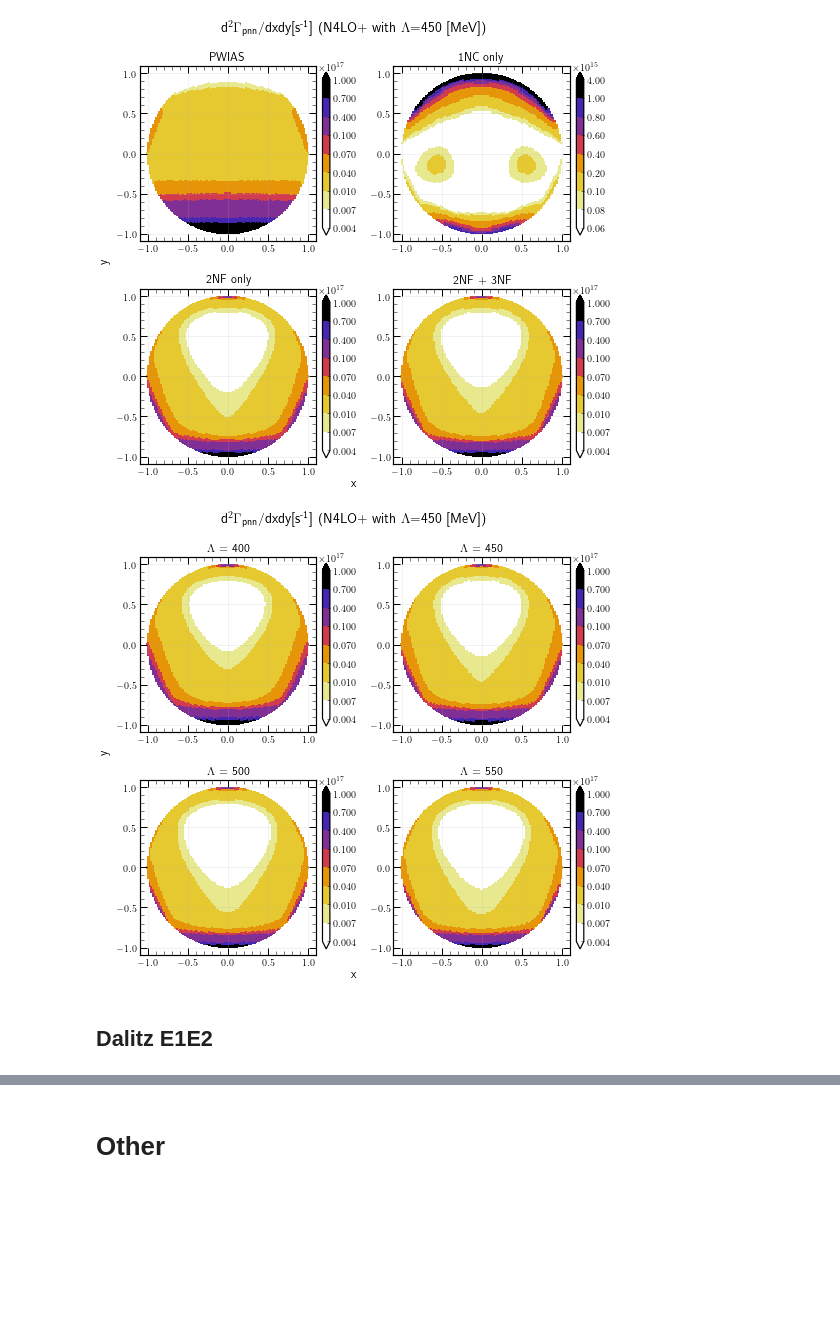
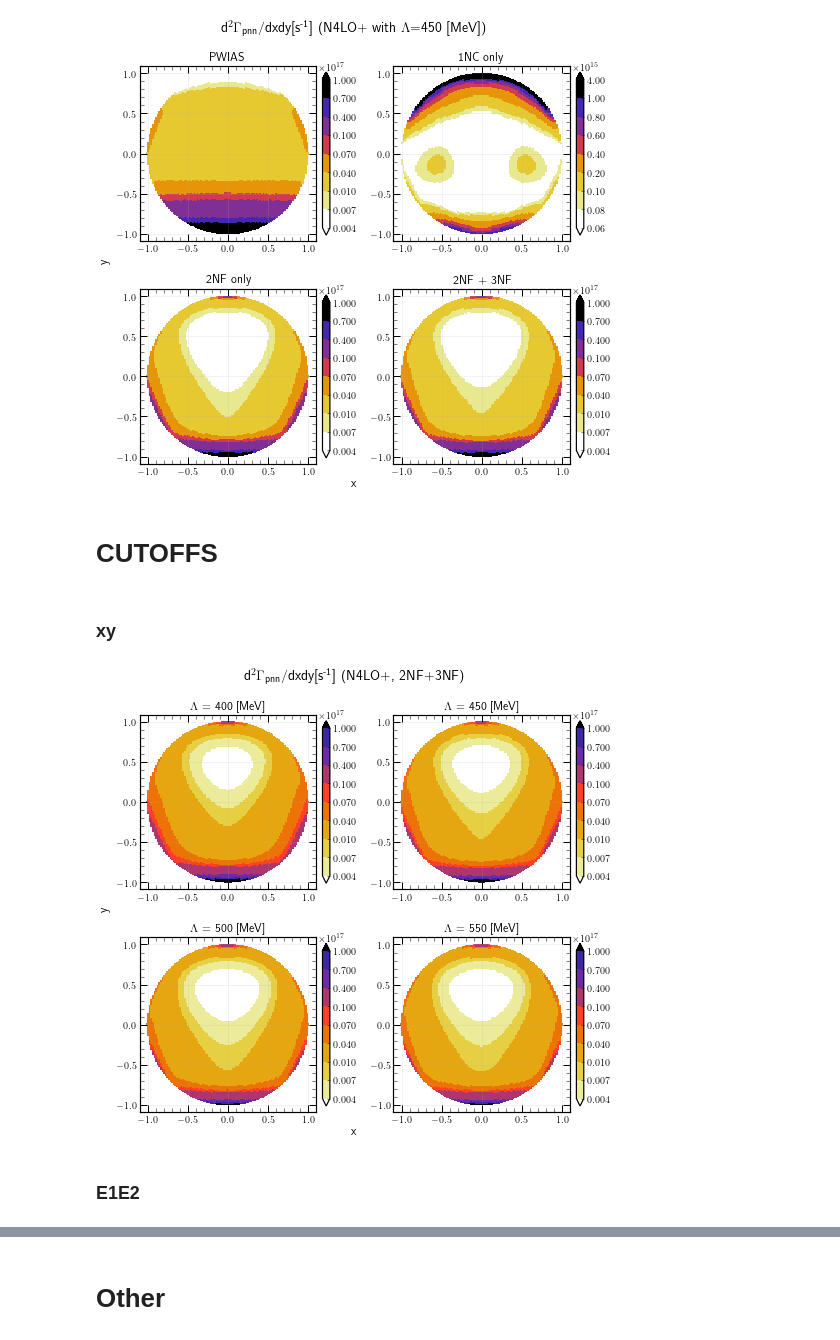
Before and after one commit to VitaliiUr/thesis, a Jupyter notebook: PlotData/PION/Dalitz_maps/dalitz_3HE.ipynb, the cells around one changed output, grey strips where cells are left out. Saved outputs shown, nothing was run; the diff lists cells and outputs as text; code cells hidden in the pictures; blank space fills up the shorter version.

```diff
--- a/PlotData/PION/Dalitz_maps/dalitz_3HE.ipynb
+++ b/PlotData/PION/Dalitz_maps/dalitz_3HE.ipynb
@@ -108,44 +108,54 @@ plt.savefig("./figures/Dalitz_map_pnn_xy.pdf", dpi=600, facecolor="white")
 plt.show()
 # %% [output]
 [figure]
+# %% [markdown]
+# CUTOFFS
+# %% [markdown]
+### xy
 # %%
 df_cuts = {}
 for cut in range(1,5):
     df_cuts[cut] = pd.read_csv(f"./data_3HE_N4LO+_cut={cut}/for_Dalitz_plot_with_v4_xy2_w.txt",
                     sep=" ", skipinitialspace=True, header=None, index_col=0,
                    names=["ELAB1", "ELAB2", "ELAB3", "x", "y", "val"])
+# %%
+bounds_x = np.array([4.0E-08, 7.0E-08, 1.0E-07, 4.0E-07, 7.0E-07, 1.0E-06, 4.0E-06, 7.0E-06, 1.0E-05])*1e22
+# bounds_x = np.array([5.0E-08, 8.0E-08, 7.0E-07, 1.0E-06, 4.0E-06, 7.0E-06, 1.0E-05, 2.0E-05, 3.0E-05])*1e22
+
+cmap = mpl.cm.get_cmap('CMRmap_r', 11)
+norm_x = mpl.colors.BoundaryNorm(bounds_x, cmap.N, extend='both')
 # %%
 fig = plt.figure(figsize=(7.5,7))
-fig.suptitle(r"d$^2\Gamma_{\text{pnn}}$/dxdy[s$^\text{-1}$] (N4LO+ with $\Lambda$=450 [MeV])", size=14)
+fig.suptitle(r"d$^2\Gamma_{\text{pnn}}$/dxdy[s$^\text{-1}$] (N4LO+, 2NF+3NF)", size=14)
 fig.supxlabel("x", y=0.05, size=12)
 fig.supylabel("y", x=0.03, size=12)
 
 for cut in range(1,5):
     ax = plt.subplot(220 + cut)
     # p = plt.scatter(df.x, df.y, c=df.val*factor, cmap=cmap, norm=norm_x[i], marker="s", s=6.5, edgecolors='none')
     p = plt.scatter(df_cuts[cut].x, df_cuts[cut].y, c=df_cuts[cut].val*factor,
-                    cmap=mpl.cm.get_cmap('CMRmap_r', 10), norm=norm_x[i],
+                    cmap=cmap, norm=norm_x,
                     marker="s", s=6.5, edgecolors='none')
     ax.set_aspect('equal', adjustable='box')
-    plt.title(f"$\Lambda$ = {350 + 50*cut}")
+    plt.title(f"$\Lambda$ = {350 + 50*cut} [MeV]")
     plt.minorticks_on()
     plt.xticks(ticks=np.arange(-1, 1.1, 0.5))
     plt.yticks(ticks=np.arange(-1, 1.1, 0.5))
     plt.tick_params(which='minor', direction='in', length=4, width=0.5, top=True, right=True)
     plt.tick_params(which='major', direction='in', length=7, width=1, top=True, right=True)
     plt.grid(which='major', alpha=0.3)
-    cbar = plt.colorbar(p, ax=ax, shrink=0.8, pad=0.03, extend="both")
+    cbar = plt.colorbar(p, ax=ax, shrink=0.8, pad=0.03)
     cbar.ax.minorticks_off()
     cbar.ax.get_yaxis().get_offset_text().set_x(3.0)
     # if i < 2:
     #     ax.set_xticklabels([])
     # if i % 2 != 0:
     #     ax.set_yticklabels([])
         # cbar.set_label('$d^2\Gamma_{\text{pnn}}/dxdy[s^{-1}]$')
 plt.tight_layout()
 plt.savefig("./figures/Dalitz_map_pnn_xy_cutofs.pdf", dpi=600, facecolor="white")
 plt.show()
 # %% [output]
-[figure, old version]
+[figure, new version]
 # %% [markdown]
-## Dalitz E1E2
+### E1E2
```
Also changed, not shown: parts of 29 cells of this notebook, 49 other files.
